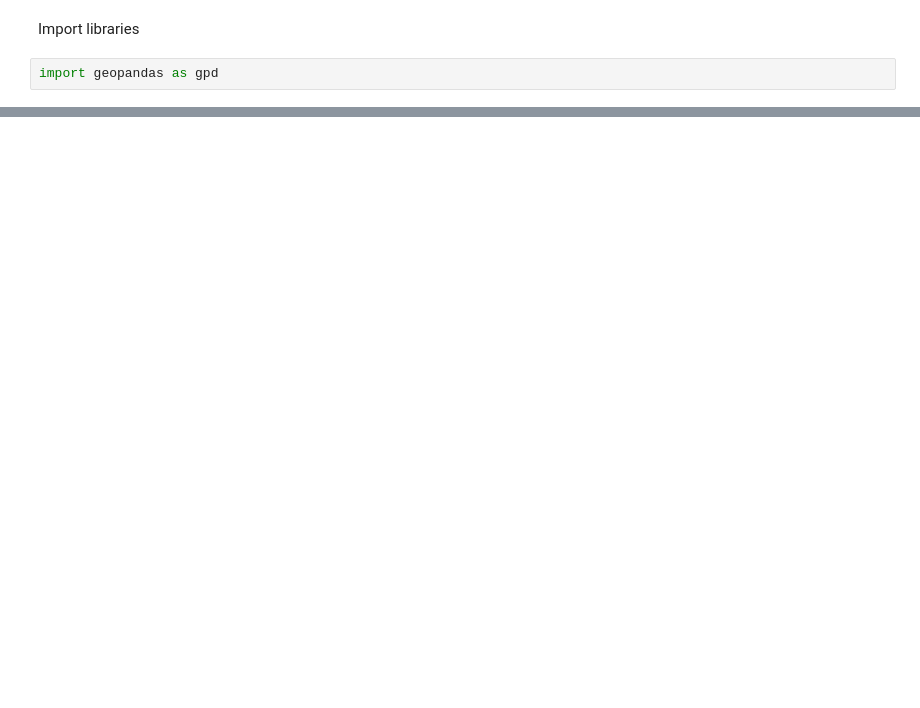
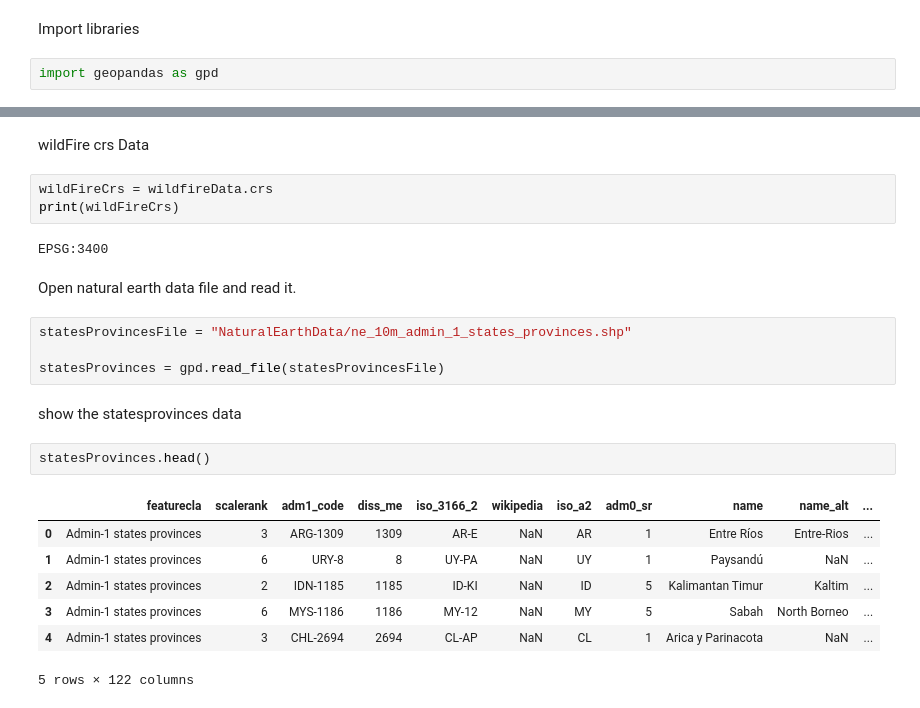
Before and after one commit to JoshuaT35/Wildfire-Analytics, a Jupyter notebook: useGeopandas.ipynb, the cells around one changed output, grey strips where cells are left out. Saved outputs shown, nothing was run; the diff lists cells and outputs as text; blank space fills up the shorter version.

```diff
--- a/useGeopandas.ipynb
+++ b/useGeopandas.ipynb
@@ -4,0 +28,25 @@ import geopandas as gpd
+# %% [markdown]
+wildFire crs Data
+# %%
+wildFireCrs = wildfireData.crs
+print(wildFireCrs)
+# %% [output]
+EPSG:3400
+# %% [markdown]
+Open natural earth data file and read it.
+# %%
+statesProvincesFile = "NaturalEarthData/ne_10m_admin_1_states_provinces.shp"
+
+statesProvinces = gpd.read_file(statesProvincesFile)
+# %% [markdown]
+show the statesprovinces data
+# %%
+statesProvinces.head()
+# %% [output]
+|  | featurecla | scalerank | adm1_code | diss_me | iso_3166_2 | wikipedia | iso_a2 | adm0_sr | name | name_alt | ... |
+| 0 | Admin-1 states provinces | 3 | ARG-1309 | 1309 | AR-E | NaN | AR | 1 | Entre Ríos | Entre-Rios | ... |
+| 1 | Admin-1 states provinces | 6 | URY-8 | 8 | UY-PA | NaN | UY | 1 | Paysandú | NaN | ... |
+| 2 | Admin-1 states provinces | 2 | IDN-1185 | 1185 | ID-KI | NaN | ID | 5 | Kalimantan Timur | Kaltim | ... |
+| 3 | Admin-1 states provinces | 6 | MYS-1186 | 1186 | MY-12 | NaN | MY | 5 | Sabah | North Borneo | ... |
+| 4 | Admin-1 states provinces | 3 | CHL-2694 | 2694 | CL-AP | NaN | CL | 1 | Arica y Parinacota | NaN | ... |
+5 rows × 122 columns
```
Also changed, not shown: parts of 12 cells of this notebook, 1 other file.
